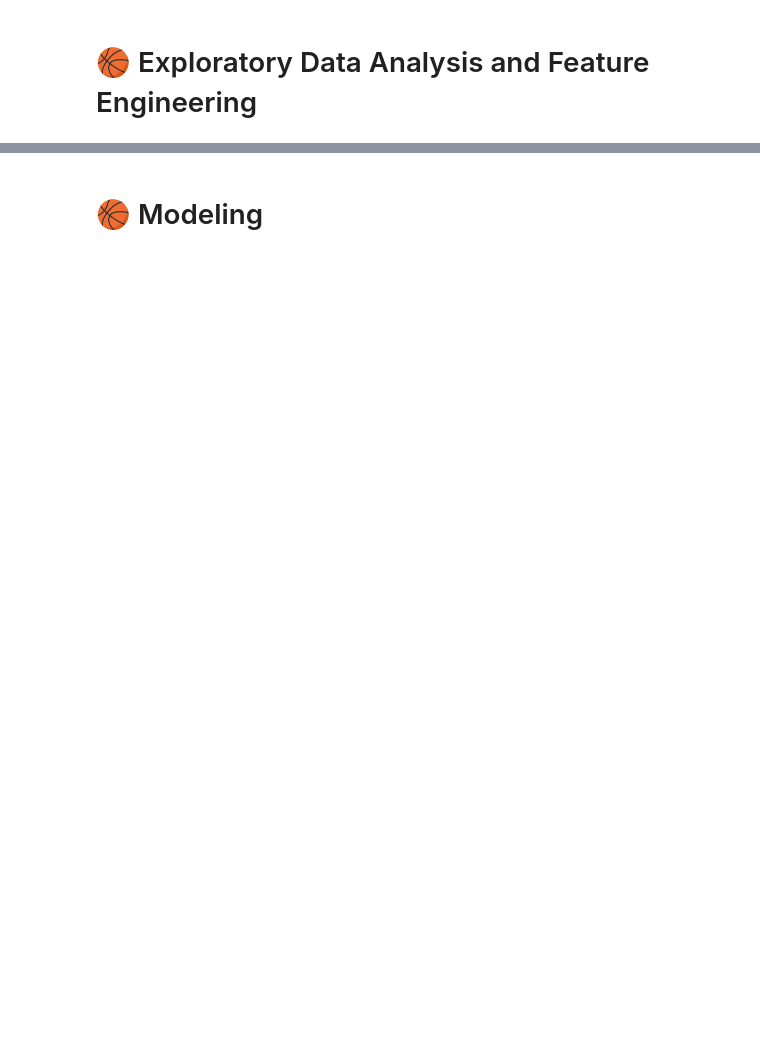
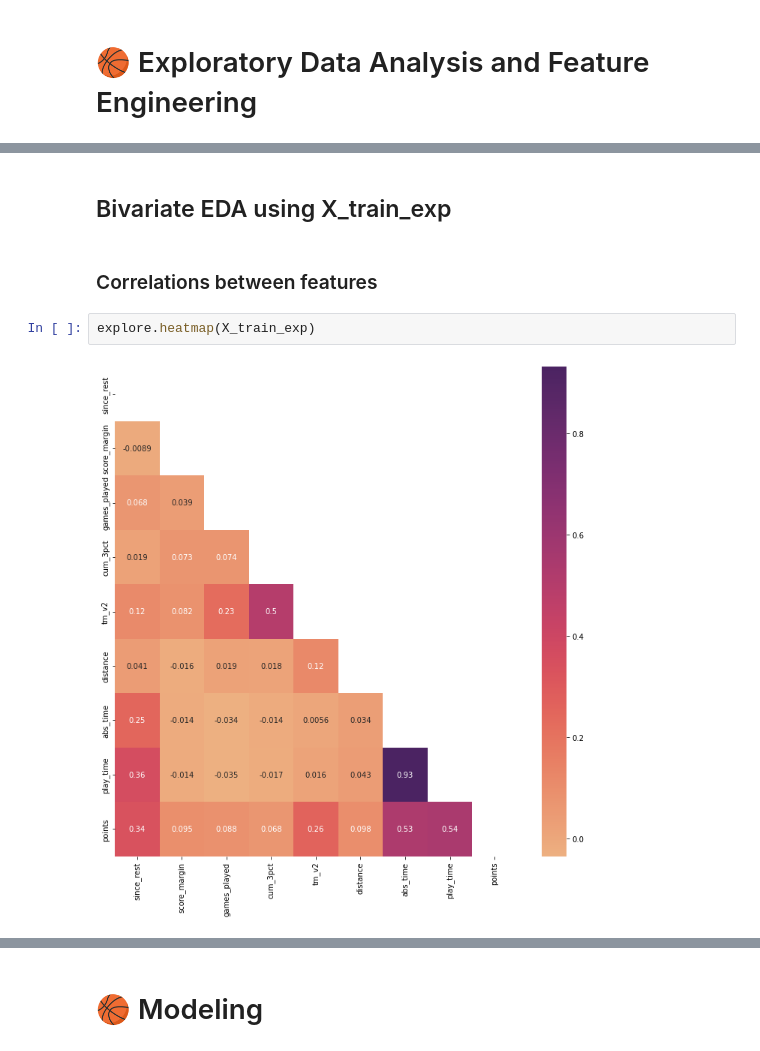
Before and after one commit to Eyring-Miller-Muriithi-capstone/shot-caller-for-ballers, a Jupyter notebook: Notebooks/Ryan/Take_the_Shot_or_Not_Final.ipynb, the cells around one changed output, grey strips where cells are left out. Cells and saved outputs as stored; diff of their text form; blank space fills up the shorter version.

```diff
--- a/Notebooks/Ryan/Take_the_Shot_or_Not_Final.ipynb
+++ b/Notebooks/Ryan/Take_the_Shot_or_Not_Final.ipynb
@@ -131,0 +292,8 @@ acquire functions and info and head
+# %% [markdown]
+## Bivariate EDA using X_train_exp
+# %% [markdown]
+### Correlations between features
+# %%
+explore.heatmap(X_train_exp)
+# %% [output]
+[figure, added]
```
Also changed, not shown: parts of 83 cells of this notebook.
